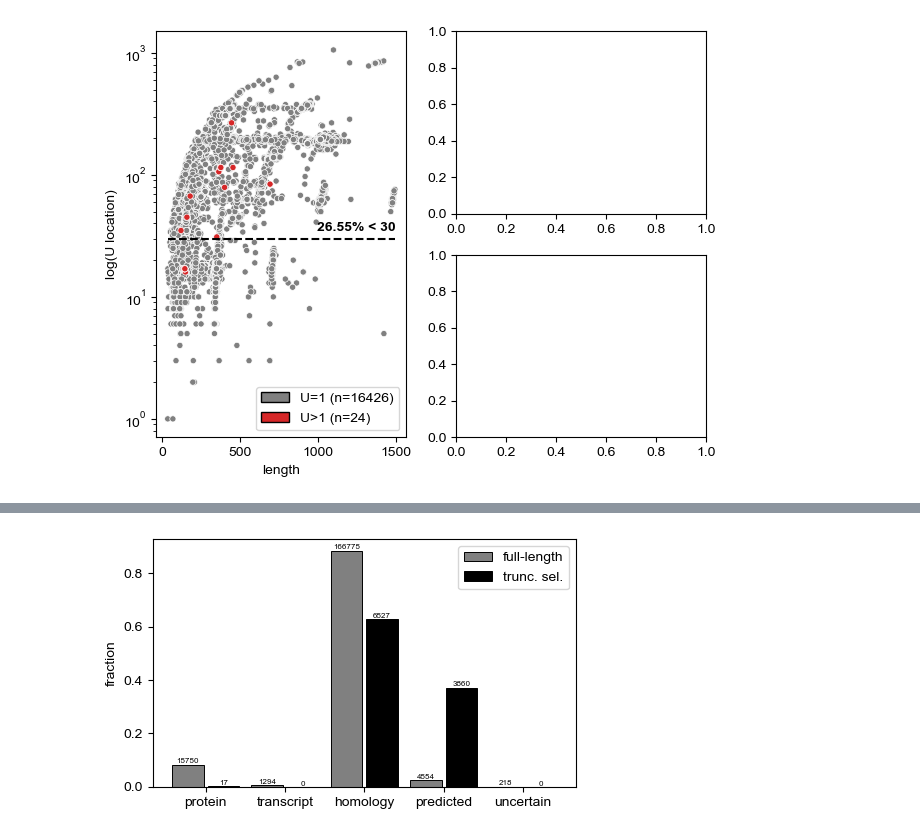
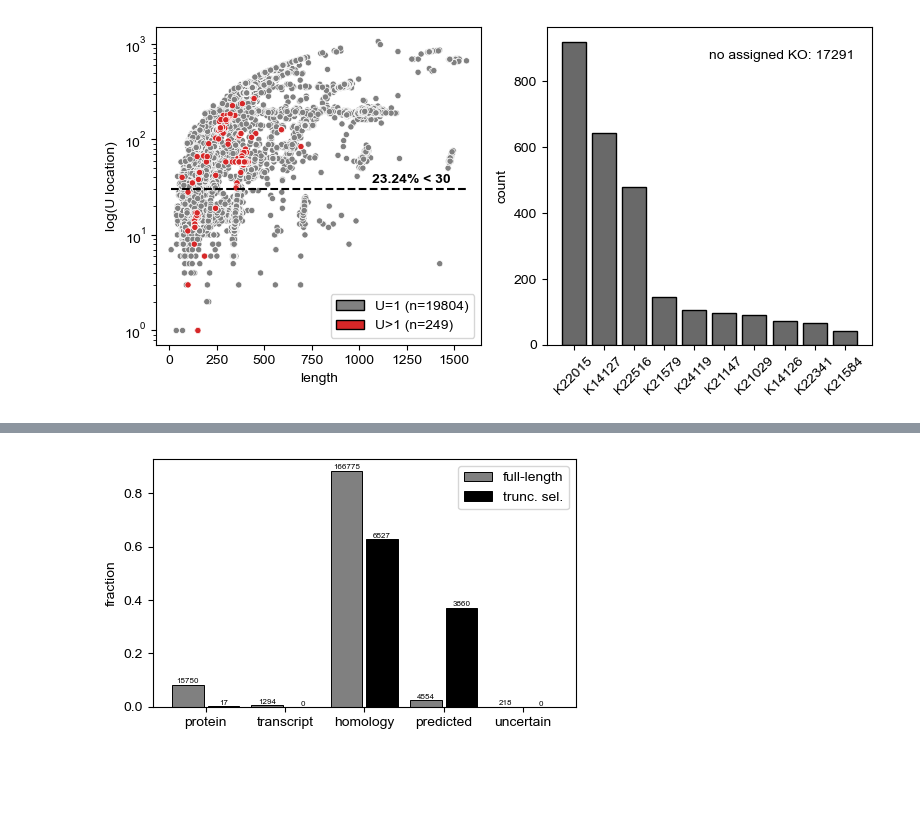
Before and after one commit to pipparichter/selenobot, a Jupyter notebook: notebooks/datasets.ipynb, the cells around one changed output, grey strips where cells are left out. Saved outputs shown, nothing was run; the diff lists cells and outputs as text; code cells hidden in the pictures; blank space fills up the shorter version.

```diff
--- a/notebooks/datasets.ipynb
+++ b/notebooks/datasets.ipynb
@@ -68,42 +109,42 @@ Name: count, dtype: int64
 # %%
 # NOTE: Would it be more informative to plot this after de-replicating?
-def figure_1(metadata_sec_df:pd.DataFrame, domain:str='Bacteria', min_length:int=30, path:str='../figures/datasets-figure_1.png'):
+def figure_1(metadata_sec_df:pd.DataFrame, min_length:int=30, path:str='../figures/datasets-figure_1.png'):
     '''Useful to characterize the known selenoproteins in UniProt.'''
-    fig = plt.figure(layout='tight')
-    grid = GridSpec(nrows=2, ncols=2, figure=fig)
+    fig = plt.figure(layout='tight', figsize=(8, 4))
+    grid = GridSpec(nrows=1, ncols=2, figure=fig)
 
-    metadata_sec_df = metadata_sec_df[metadata_sec_df.domain == domain].copy() # Only looking at the selenoproteins for a particular domain.
     ax_a = fig.add_subplot(grid[:, 0])
-    ax_b = fig.add_subplot(grid[0, 1]) # Axis to show the top KO groups.
-    ax_c = fig.add_subplot(grid[1, 1])
+    ax_b = fig.add_subplot(grid[:, 1]) # Axis to show the top KO groups.
+    # ax_c = fig.add_subplot(grid[1, 1])
 
     metadata_sec_df['sec_count'] = [seq.count('U') for seq in metadata_sec_df.seq]
     metadata_sec_df['sec_idx'] = [seq.index('U') for seq in metadata_sec_df.seq]
     metadata_sec_df['length'] = metadata_sec_df.seq.apply(len)
     metadata_sec_df = metadata_sec_df.sort_values('sec_count') # Sort so that the red-labeled points are plotted in front.
 
     ax_a.scatter(metadata_sec_df.length, metadata_sec_df.sec_idx, s=20, edgecolor='white', lw=0.5, c=['gray' if (count == 1) else 'tab:red' for count in metadata_sec_df.sec_count])
     ax_a.hlines([min_length], ls='--', xmin=metadata_sec_df.length.min(), xmax=metadata_sec_df.length.max(), color='black', lw=1.5)
     ax_a.text(metadata_sec_df.length.max() - 500, min_length + 5, f'{100 * (metadata_sec_df.sec_idx < min_length).sum() / len(metadata_sec_df):.2f}% < {min_length}', fontweight='bold')
     ax_a.set_ylabel('log(U location)')
     ax_a.set_xlabel('length')
     ax_a.set_yscale('log')
 
     n_gt_1, n_eq_1 = (metadata_sec_df.sec_count > 1).sum(), (metadata_sec_df.sec_count == 1).sum()
     ax_a.legend(handles=[Patch(facecolor='gray', edgecolor='black', label=f'U=1 (n={n_eq_1})'), Patch(facecolor='tab:red', edgecolor='black', label=f'U>1 (n={n_gt_1})')])
 
-        counts = np.array([(df.existence == cat).sum() for cat in cats])
-        heights = counts / len(df)
-        positions_ = positions + label * (bar_width + sep)
-        ax.bar(positions_, heights, label=label_map[label], color=color_map[label], width=bar_width, edgecolor='black', lw=0.7)
-
-        for x, y, n in zip(positions_, heights, counts):
-            ax.text(x, y + 0.005, str(n), fontsize='xx-small', ha='center')
+    n_no_ko = metadata_sec_df.ko.isnull().sum()
+    heights = metadata_sec_df.ko.value_counts(dropna=True).values[:10]
+    kos = metadata_sec_df.ko.value_counts(dropna=True).index[:10]
+    positions = np.arange(len(kos))
+    ax_b.bar(positions, heights, color='dimgray', edgecolor='black')
+    ax_b.set_xticks(positions, kos, rotation=45)
+    ax_b.set_ylabel('count')
+    ax_b.text(0.5, 0.9, f'no assigned KO: {n_no_ko}', transform=ax_b.transAxes)
 
     plt.show()
 
 
-figure_1(metadata_sec_df)
+figure_1(metadata_sec_bac_df)
 # %% [output]
-[figure, old version]
+[figure, new version]
 # %%
```
Also changed, not shown: parts of 5 cells of this notebook, 18 other files.
